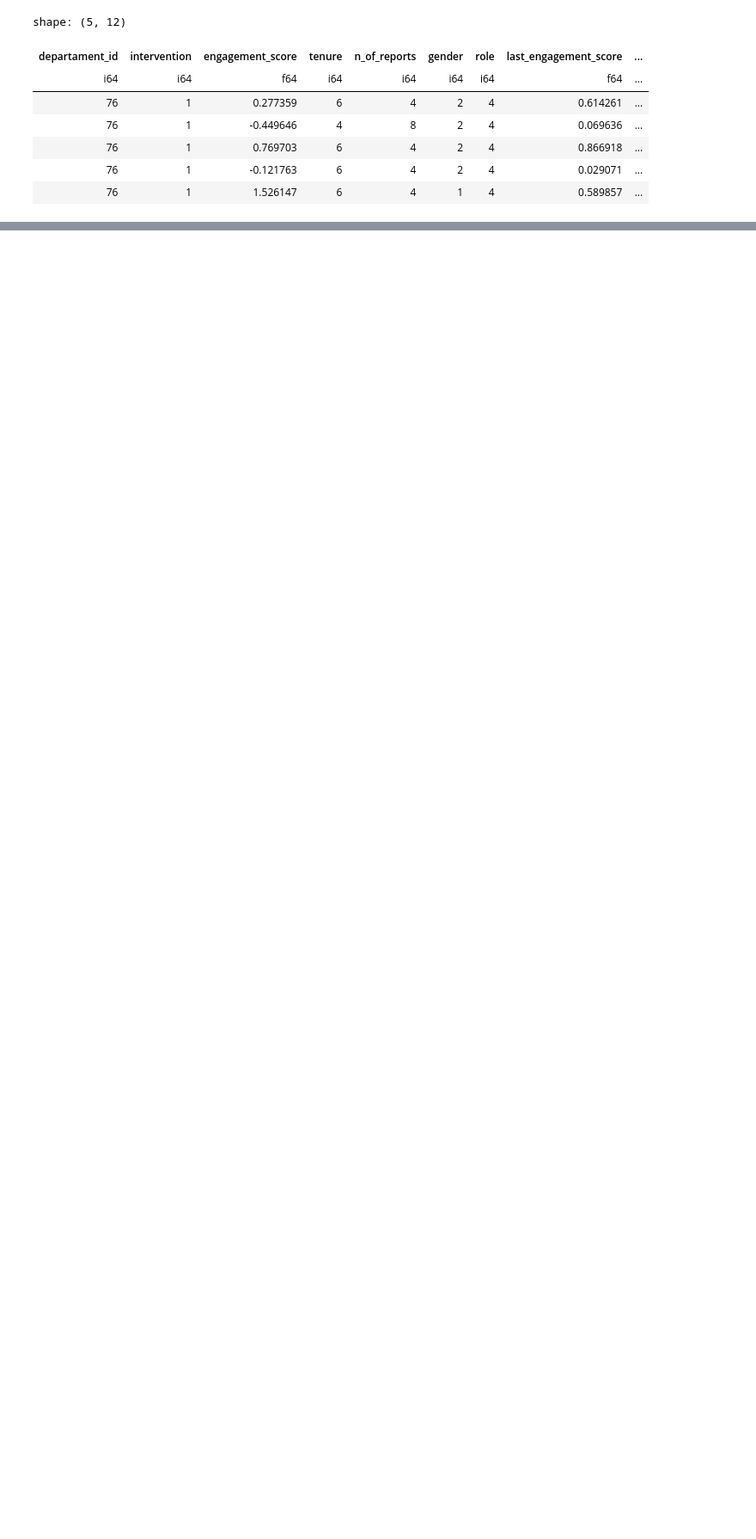
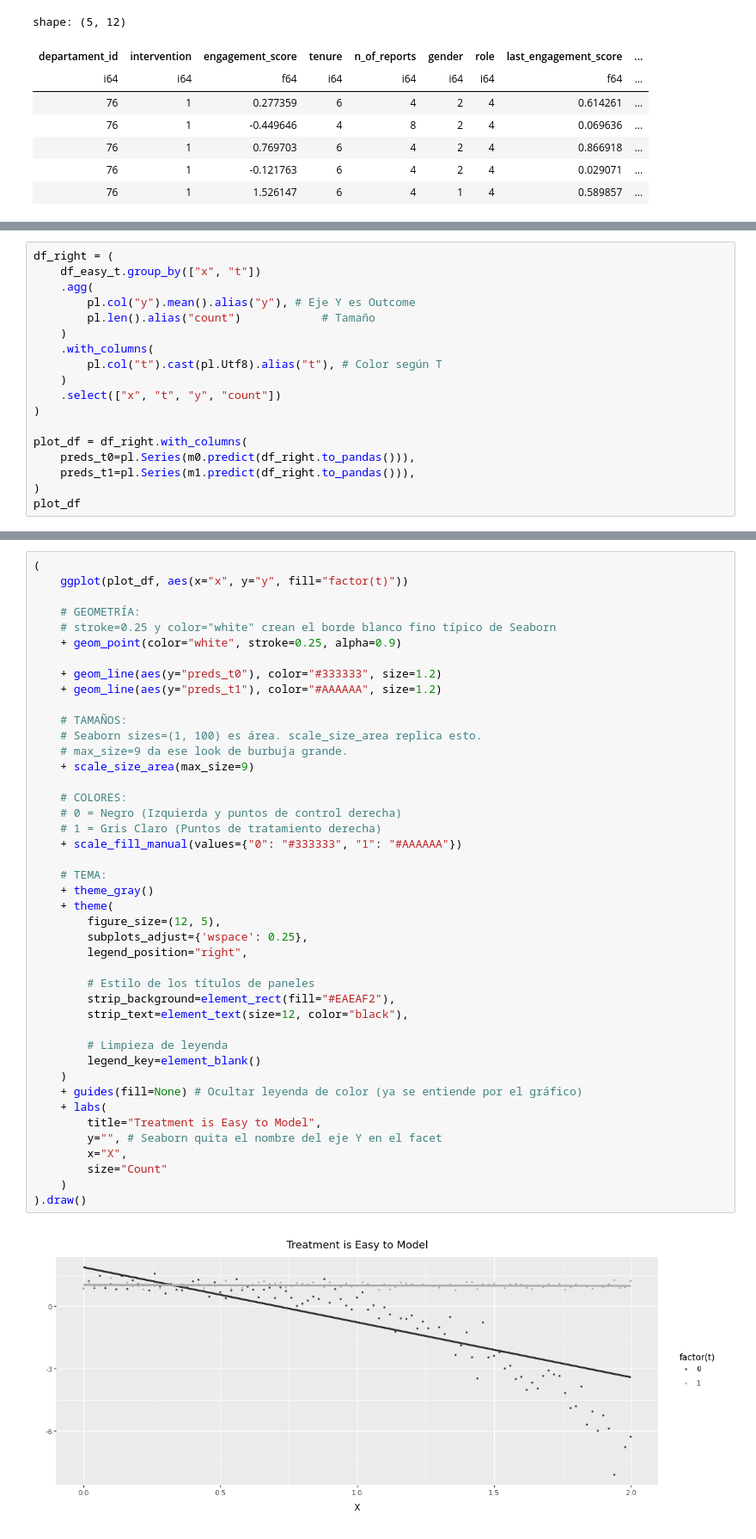
Before and after one commit to Sechi42/Causal_Inference-with-python, a Jupyter notebook: ch05/ch05.ipynb, the cells around one changed output, grey strips where cells are left out. Shown at 86% size. Cells and saved outputs as stored; diff of their text form; blank space fills up the shorter version.

```diff
--- a/ch05/ch05.ipynb
+++ b/ch05/ch05.ipynb
@@ -204,0 +742,18 @@ ATE: 0.2877744347404597
+# %%
+df_right = (
+    df_easy_t.group_by(["x", "t"])
+    .agg(
+        pl.col("y").mean().alias("y"), # Eje Y es Outcome
+        pl.len().alias("count")            # Tamaño
+    )
+    .with_columns(
+        pl.col("t").cast(pl.Utf8).alias("t"), # Color según T
+    )
+    .select(["x", "t", "y", "count"])
+)
+
+plot_df = df_right.with_columns(
+    preds_t0=pl.Series(m0.predict(df_right.to_pandas())),
+    preds_t1=pl.Series(m1.predict(df_right.to_pandas())),
+)
+plot_df
@@ -204,0 +775,45 @@ ATE: 0.2877744347404597
+# %%
+(
+    ggplot(plot_df, aes(x="x", y="y", fill="factor(t)"))
+
+    # GEOMETRÍA:
+    # stroke=0.25 y color="white" crean el borde blanco fino típico de Seaborn
+    + geom_point(color="white", stroke=0.25, alpha=0.9)
+
+    + geom_line(aes(y="preds_t0"), color="#333333", size=1.2)
+    + geom_line(aes(y="preds_t1"), color="#AAAAAA", size=1.2)
+
+    # TAMAÑOS:
+    # Seaborn sizes=(1, 100) es área. scale_size_area replica esto.
+    # max_size=9 da ese look de burbuja grande.
+    + scale_size_area(max_size=9)
+
+    # COLORES:
+    # 0 = Negro (Izquierda y puntos de control derecha)
+    # 1 = Gris Claro (Puntos de tratamiento derecha)
+    + scale_fill_manual(values={"0": "#333333", "1": "#AAAAAA"})
+
+    # TEMA:
+    + theme_gray()
+    + theme(
+        figure_size=(12, 5),
+        subplots_adjust={'wspace': 0.25},
+        legend_position="right",
+
+        # Estilo de los títulos de paneles
+        strip_background=element_rect(fill="#EAEAF2"),
+        strip_text=element_text(size=12, color="black"),
+
+        # Limpieza de leyenda
+        legend_key=element_blank()
+    )
+    + guides(fill=None) # Ocultar leyenda de color (ya se entiende por el gráfico)
+    + labs(
+        title="Treatment is Easy to Model",
+        y="", # Seaborn quita el nombre del eje Y en el facet
+        x="X",
+        size="Count"
+    )
+).draw()
+# %% [output]
+[figure, added]
```
Also changed, not shown: parts of 57 cells of this notebook, 4 other files.
